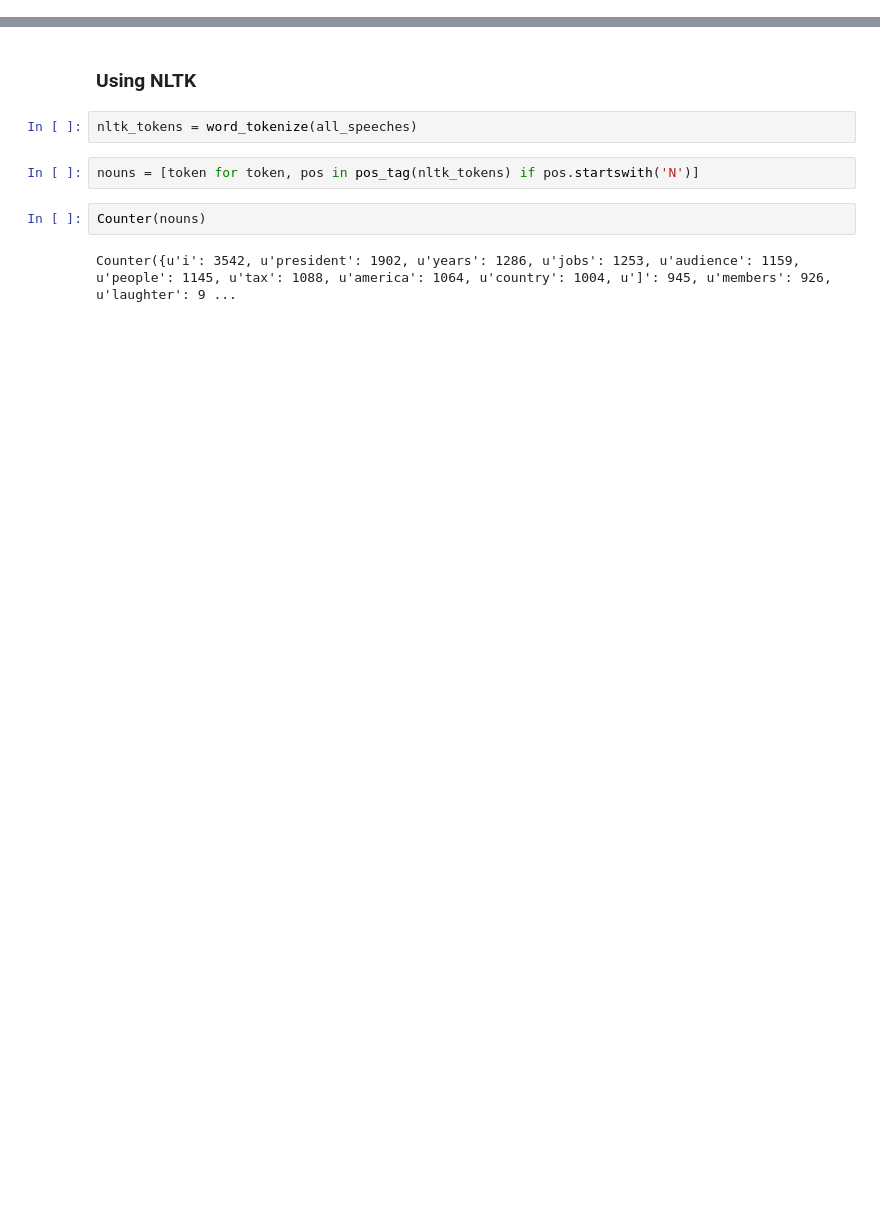
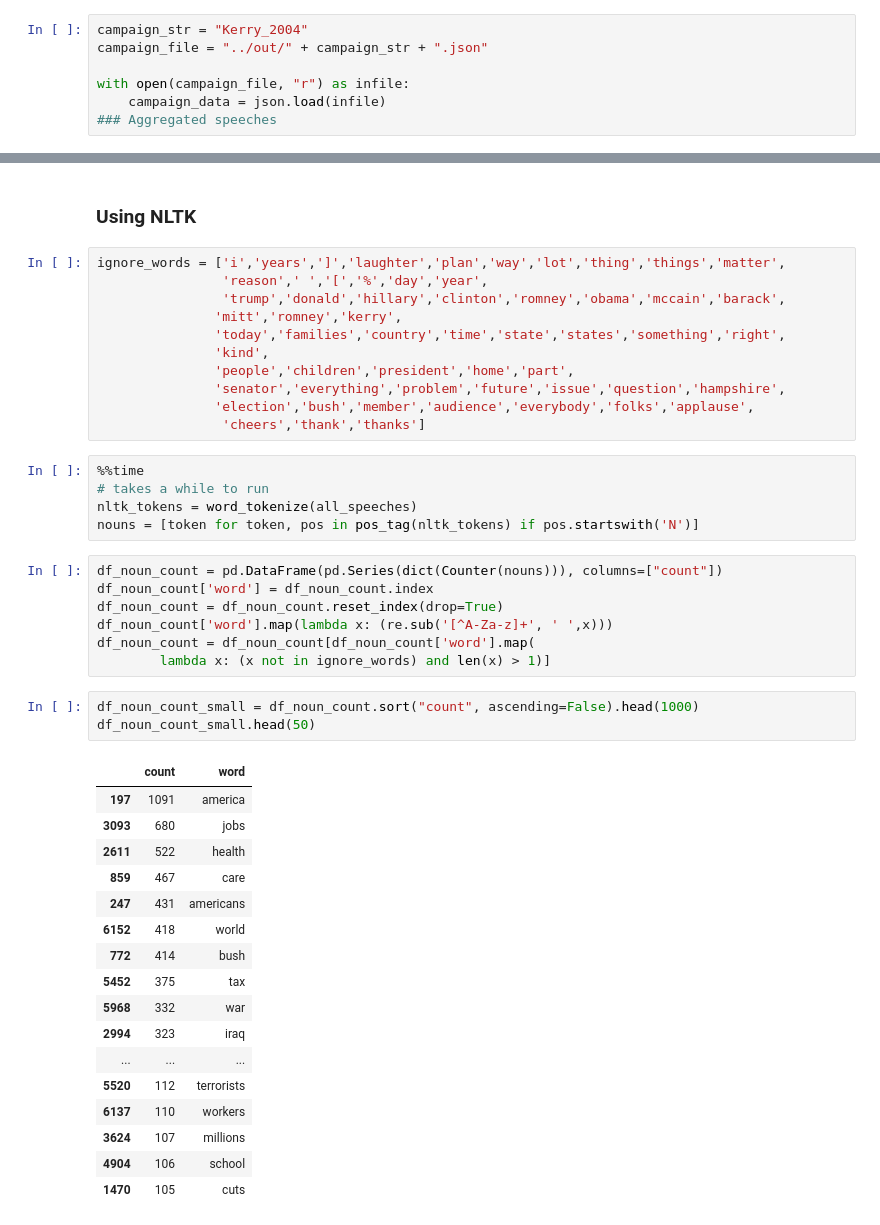
Before and after one commit to geordgez/dt_spending_impacts_1, a Jupyter notebook: src/campaign_wordclouds.ipynb, the cells around one changed output, grey strips where cells are left out. Saved outputs shown, nothing was run; the diff lists cells and outputs as text; blank space fills up the shorter version.

```diff
--- a/src/campaign_wordclouds.ipynb
+++ b/src/campaign_wordclouds.ipynb
@@ -22,0 +30,7 @@ from wordcloud import WordCloud
+# %%
+campaign_str = "Kerry_2004"
+campaign_file = "../out/" + campaign_str + ".json"
+
+with open(campaign_file, "r") as infile:
+    campaign_data = json.load(infile)
+### Aggregated speeches
@@ -52,10 +47,46 @@ plt.imshow(wordcloud)
 # %% [markdown]
 ### Using NLTK
-# %%
-nltk_tokens = word_tokenize(all_speeches)
+# %%
+ignore_words = ['i','years',']','laughter','plan','way','lot','thing','things','matter',
+                'reason',' ','[','%','day','year',
+                'trump','donald','hillary','clinton','romney','obama','mccain','barack',
+               'mitt','romney','kerry',
+               'today','families','country','time','state','states','something','right',
+               'kind',
+               'people','children','president','home','part',
+               'senator','everything','problem','future','issue','question','hampshire',
+               'election','bush','member','audience','everybody','folks','applause',
+                'cheers','thank','thanks']
 # %%
+%%time
+# takes a while to run
+nltk_tokens = word_tokenize(all_speeches)
 nouns = [token for token, pos in pos_tag(nltk_tokens) if pos.startswith('N')]
-# %%
-Counter(nouns)
-# %% [output]
-Counter({u'i': 3542, u'president': 1902, u'years': 1286, u'jobs': 1253, u'audience': 1159, u'people': 1145, u'tax': 1088, u'america': 1064, u'country': 1004, u']': 945, u'members': 926, u'laughter': 9 ...
+# %%
+df_noun_count = pd.DataFrame(pd.Series(dict(Counter(nouns))), columns=["count"])
+df_noun_count['word'] = df_noun_count.index
+df_noun_count = df_noun_count.reset_index(drop=True)
+df_noun_count['word'].map(lambda x: (re.sub('[^A-Za-z]+', ' ',x)))
+df_noun_count = df_noun_count[df_noun_count['word'].map(
+        lambda x: (x not in ignore_words) and len(x) > 1)]
+# %%
+df_noun_count_small = df_noun_count.sort("count", ascending=False).head(1000)
+df_noun_count_small.head(50)
+# %% [output]
+|  | count | word |
+| 197 | 1091 | america |
+| 3093 | 680 | jobs |
+| 2611 | 522 | health |
+| 859 | 467 | care |
+| 247 | 431 | americans |
+| 6152 | 418 | world |
+| 772 | 414 | bush |
+| 5452 | 375 | tax |
+| 5968 | 332 | war |
+| 2994 | 323 | iraq |
+| ... | ... | ... |
+| 5520 | 112 | terrorists |
+| 6137 | 110 | workers |
+| 3624 | 107 | millions |
+| 4904 | 106 | school |
+| 1470 | 105 | cuts |
```
Also changed, not shown: parts of 16 cells of this notebook.
